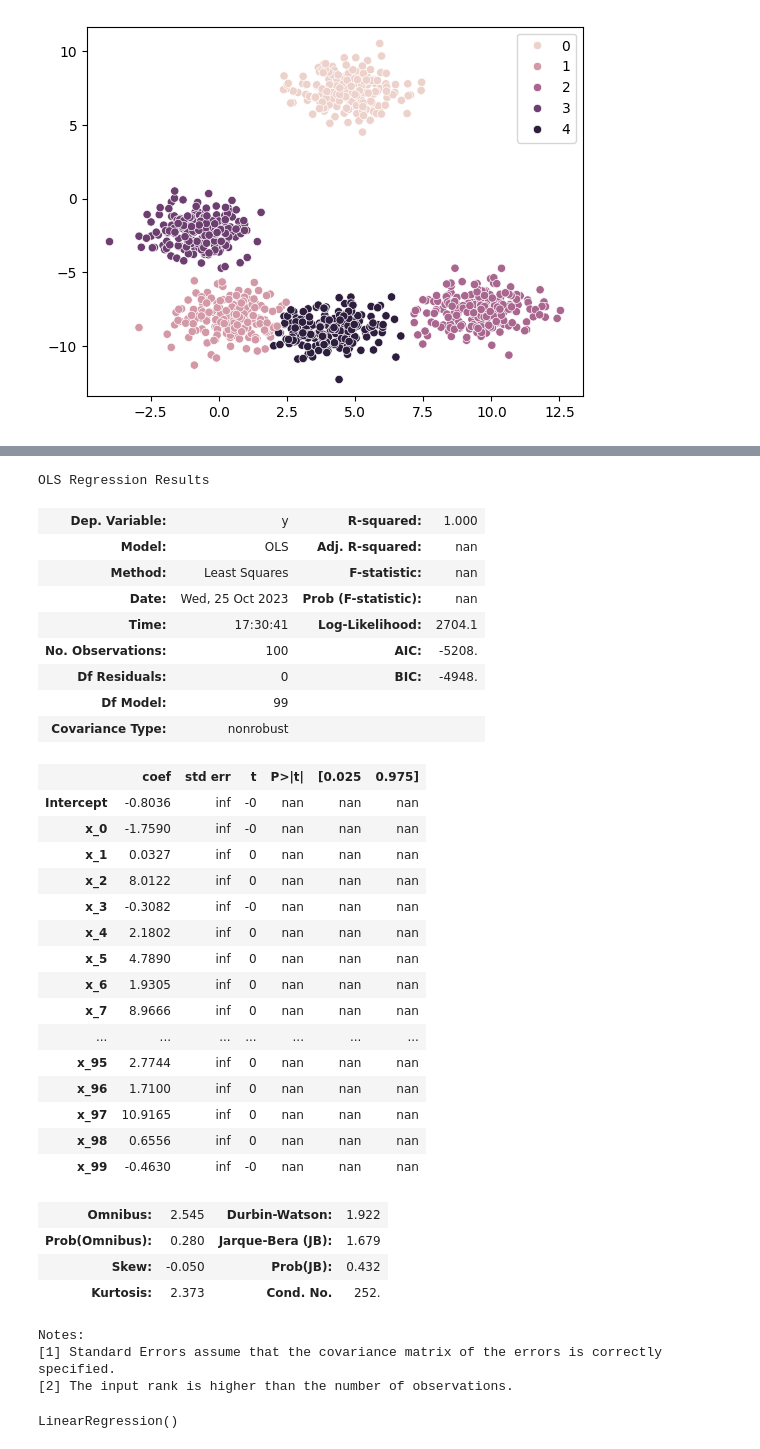
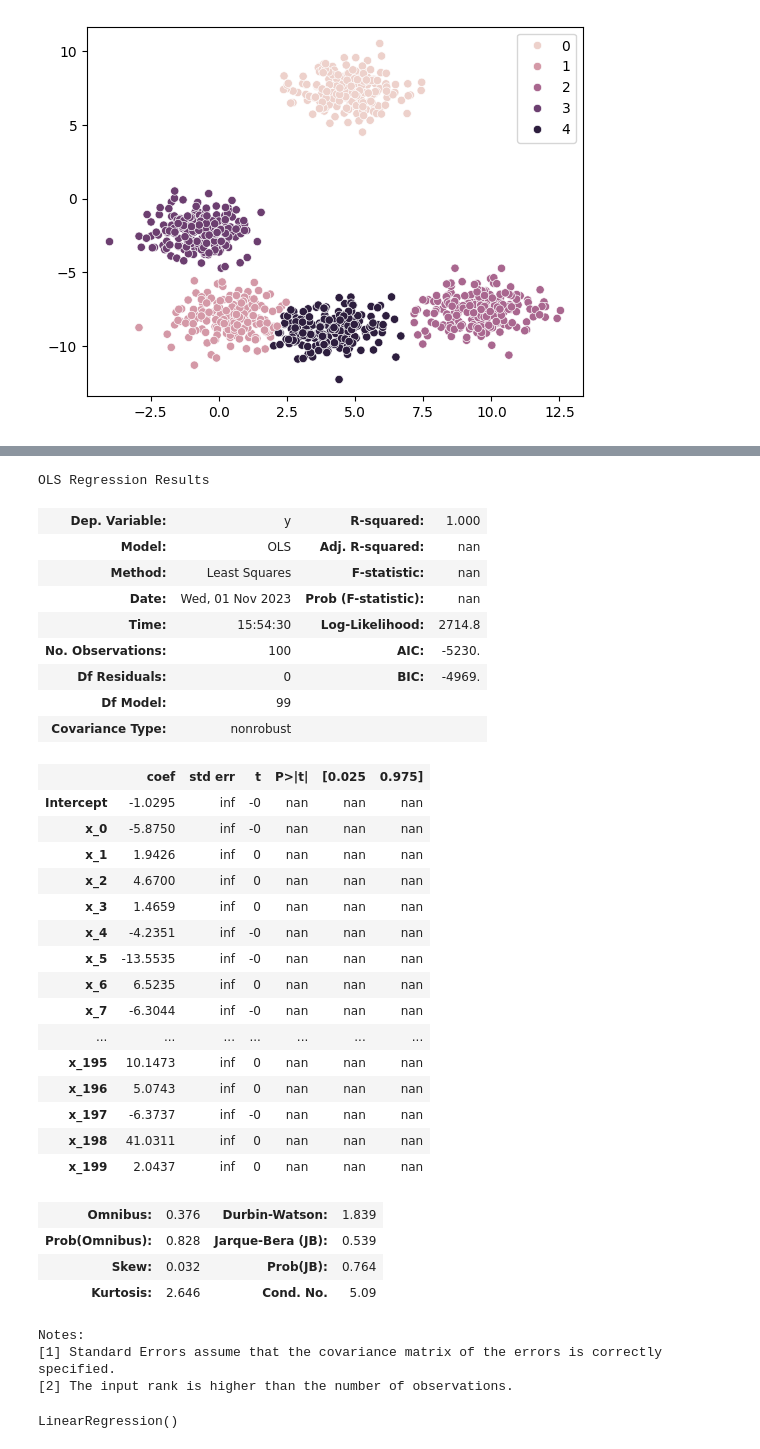
Before and after one commit to amichuda/aem6850-modules, a Jupyter notebook: modules/unit-16/unit-16.ipynb, the cells around one changed output, grey strips where cells are left out. Saved outputs shown, nothing was run; the diff lists cells and outputs as text; code cells hidden in the pictures.

```diff
--- a/modules/unit-16/unit-16.ipynb
+++ b/modules/unit-16/unit-16.ipynb
@@ -142,7 +173,7 @@ $$
 - minimize the sum of squared residuals and a non-negativity constraint on $\beta_i>0$ that is "sensitive" by the factor $\alpha$
 - In this case, we have a supervised model; we have a "target" to predict
 # %%
-X, y = make_regression(noise=4, random_state=0, n_samples=100)
+X, y = make_regression(noise=4, random_state=0, n_samples=100, n_features=200)
 
 rng = np.random.default_rng(123)
 # %%
@@ -170,36 +201,40 @@ df
 # %%
-smf.ols("y ~ " + ' + '.join(df.drop(columns='y').columns), data=df).fit().summary()
+import warnings; warnings.filterwarnings('ignore')
+
+res = smf.ols("y ~ " + ' + '.join(df.drop(columns='y').columns), data=df).fit()
+
+res.summary()
 # %% [output]
 OLS Regression Results
 | Dep. Variable: | y | R-squared: | 1.000 |
 | Model: | OLS | Adj. R-squared: | nan |
 | Method: | Least Squares | F-statistic: | nan |
-| Date: | Wed, 25 Oct 2023 | Prob (F-statistic): | nan |
-| Time: | 17:30:41 | Log-Likelihood: | 2704.1 |
-| No. Observations: | 100 | AIC: | -5208. |
-| Df Residuals: | 0 | BIC: | -4948. |
+| Date: | Wed, 01 Nov 2023 | Prob (F-statistic): | nan |
+| Time: | 15:54:30 | Log-Likelihood: | 2714.8 |
+| No. Observations: | 100 | AIC: | -5230. |
+| Df Residuals: | 0 | BIC: | -4969. |
 | Df Model: | 99 |  |  |
 | Covariance Type: | nonrobust |  |  |
 |  | coef | std err | t | P>|t| | [0.025 | 0.975] |
-| Intercept | -0.8036 | inf | -0 | nan | nan | nan |
-| x_0 | -1.7590 | inf | -0 | nan | nan | nan |
-| x_1 | 0.0327 | inf | 0 | nan | nan | nan |
-| x_2 | 8.0122 | inf | 0 | nan | nan | nan |
-| x_3 | -0.3082 | inf | -0 | nan | nan | nan |
-| x_4 | 2.1802 | inf | 0 | nan | nan | nan |
-| x_5 | 4.7890 | inf | 0 | nan | nan | nan |
-| x_6 | 1.9305 | inf | 0 | nan | nan | nan |
-| x_7 | 8.9666 | inf | 0 | nan | nan | nan |
+| Intercept | -1.0295 | inf | -0 | nan | nan | nan |
+| x_0 | -5.8750 | inf | -0 | nan | nan | nan |
+| x_1 | 1.9426 | inf | 0 | nan | nan | nan |
+| x_2 | 4.6700 | inf | 0 | nan | nan | nan |
+| x_3 | 1.4659 | inf | 0 | nan | nan | nan |
+| x_4 | -4.2351 | inf | -0 | nan | nan | nan |
+| x_5 | -13.5535 | inf | -0 | nan | nan | nan |
+| x_6 | 6.5235 | inf | 0 | nan | nan | nan |
+| x_7 | -6.3044 | inf | -0 | nan | nan | nan |
 | ... | ... | ... | ... | ... | ... | ... |
-| x_95 | 2.7744 | inf | 0 | nan | nan | nan |
-| x_96 | 1.7100 | inf | 0 | nan | nan | nan |
-| x_97 | 10.9165 | inf | 0 | nan | nan | nan |
-| x_98 | 0.6556 | inf | 0 | nan | nan | nan |
-| x_99 | -0.4630 | inf | -0 | nan | nan | nan |
+| x_195 | 10.1473 | inf | 0 | nan | nan | nan |
+| x_196 | 5.0743 | inf | 0 | nan | nan | nan |
+| x_197 | -6.3737 | inf | -0 | nan | nan | nan |
+| x_198 | 41.0311 | inf | 0 | nan | nan | nan |
+| x_199 | 2.0437 | inf | 0 | nan | nan | nan |
-| Omnibus: | 2.545 | Durbin-Watson: | 1.922 |
-| Prob(Omnibus): | 0.280 | Jarque-Bera (JB): | 1.679 |
-| Skew: | -0.050 | Prob(JB): | 0.432 |
-| Kurtosis: | 2.373 | Cond. No. | 252. |
+| Omnibus: | 0.376 | Durbin-Watson: | 1.839 |
+| Prob(Omnibus): | 0.828 | Jarque-Bera (JB): | 0.539 |
+| Skew: | 0.032 | Prob(JB): | 0.764 |
+| Kurtosis: | 2.646 | Cond. No. | 5.09 |
 Notes:
 [1] Standard Errors assume that the covariance matrix of the errors is correctly specified.
 [2] The input rank is higher than the number of observations.
```
Also changed, not shown: parts of 36 cells of this notebook, 2 other files.
